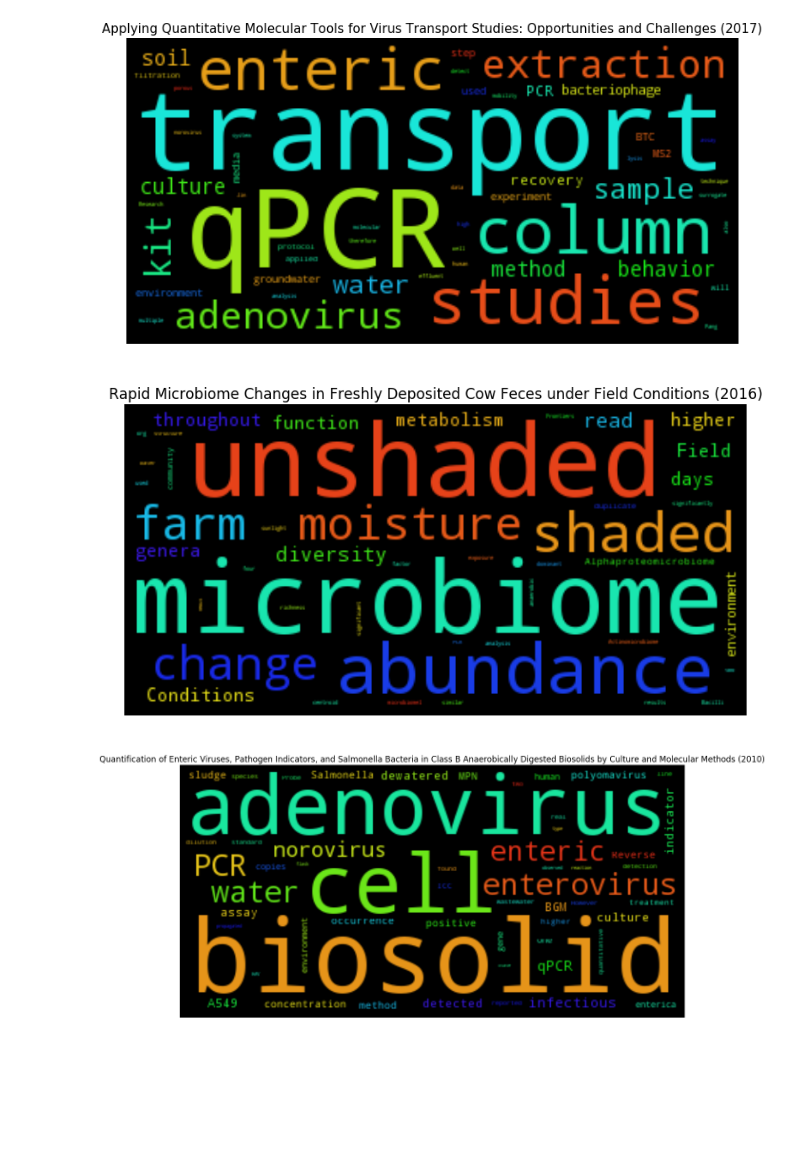
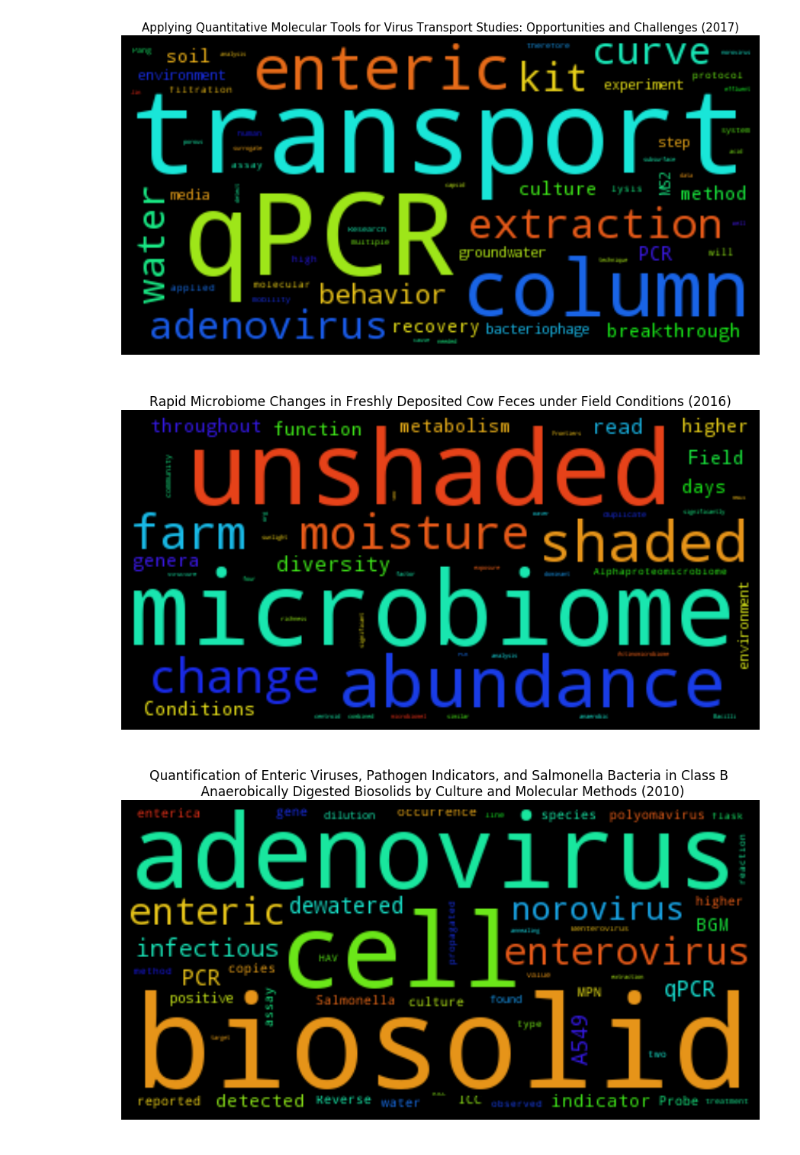
Before and after one commit to kelvinfrog/Python-projects-from-classes, a Jupyter notebook: WordCloud/WordCloud_of_my_research.ipynb, the cells around one changed output. Cells and saved outputs as stored; diff of their text form; code cells hidden in the pictures; blank space fills up the shorter version.

```diff
--- a/WordCloud/WordCloud_of_my_research.ipynb
+++ b/WordCloud/WordCloud_of_my_research.ipynb
@@ -39,15 +101,17 @@ stopwords.add("one")
 # %%
-%matplotlib inline
+# Read the whole text.
+text1 = open(path.join(d, 'Wong_et_al-2017-Groundwater.txt')).read()
+text1 = replaceText(text1)
 
 wc = WordCloud(max_words=1000,  stopwords=stopwords, margin=10,
                random_state=1).generate(text1)
 # store default colored image
 default_colors = wc.to_array()
-plt.figure(figsize=(13, 13))
+plt.figure(figsize=(15, 15))
 plt.imshow(default_colors, interpolation="bilinear")
 plt.title("Applying Quantitative Molecular Tools for Virus Transport Studies: Opportunities and Challenges (2017)",
           fontsize=15)
 plt.axis("off")
-plt.show()
+plt.savefig('2017.png')
 # %% [output]
-[figure, old version]
+[figure, new version]
@@ -93,14 +118,17 @@ stopwords.add("due")
 # %%
+text2 = open(path.join(d, 'Wong_et_al_2016_Rapid_microbiome_changes_in_freshl.txt')).read()
+text2 = replaceText(text2)
+
 %matplotlib inline
 
 wc = WordCloud(max_words=1000,  stopwords=stopwords, margin=10,
                random_state=1).generate(text2)
 # store default colored image
 default_colors = wc.to_array()
-plt.figure(figsize=(13, 13))
+plt.figure(figsize=(15, 15))
 plt.imshow(default_colors, interpolation="bilinear")
 plt.title("Rapid Microbiome Changes in Freshly Deposited Cow Feces under Field Conditions (2016)", fontsize=17)
 plt.axis("off")
-plt.show()
+plt.savefig('2016.png')
 # %% [output]
-[figure, old version]
+[figure, new version]
@@ -109,48 +135,17 @@ text3 = open(path.join(d, 'Wong_et_al_2010_Quantification_of_Enteric_Viruses_.tx
-# %%
-# preprocessing the text a little bit
-text3 = text3.replace("samples", "sample")
-text3 = text3.replace("cowpat", "fecal")
-text3 = text3.replace("feces", "fecal")
-text3 = text3.replace("fecals", "fecal")
-text3 = text3.replace("Wong", "wong")
-text3 = text3.replace("difference", "different")
-text3 = text3.replace("increased", "increase")
-text3 = text3.replace("community structure", "microbiome")
-text3 = text3.replace("bacteria", "microbiome")
-text3 = text3.replace("studies", "study")
-text3 = text3.replace("viruses", "virus")
-text3 = text3.replace("HAdV", "adenovirus")
-text3 = text3.replace("levels", "level")
-text3 = text3.replace("results", "result")
-text3 = text3.replace("NV", "norovirus")
-text3 = text3.replace("EV", "enterovirus")
-text3 = text3.replace("HPyV", "polyomavirus")
-text3 = text3.replace("used", "use")
-text3 = text3.replace("Environ", "environment")
-
-stopwords.add("Appl")
-stopwords.add("result")
-stopwords.add("MAD")
-stopwords.add("Appl")
-stopwords.add("previous")
-stopwords.add("MAD")
-stopwords.add("Appl")
-stopwords.add("Table")
-stopwords.add("class")
-stopwords.add("time")
-stopwords.add("Microbiol")
-stopwords.add("use")
 # %%
+text3 = open(path.join(d, 'Wong_et_al_2010_Quantification_of_Enteric_Viruses_.txt')).read()
+text3 = replaceText(text3)
+
 %matplotlib inline
 
 wc = WordCloud(max_words=1000,  stopwords=stopwords, margin=10,
                random_state=1).generate(text3)
 # store default colored image
 default_colors = wc.to_array()
-plt.figure(figsize=(19, 19))
+plt.figure(figsize=(15, 15))
 plt.imshow(default_colors, interpolation="bilinear")
-plt.title("Quantification of Enteric Viruses, Pathogen Indicators, and Salmonella Bacteria in Class B Anaerobically Digested Biosolids by Culture and Molecular Methods (2010)", fontsize=17)
+plt.title("Quantification of Enteric Viruses, Pathogen Indicators, and Salmonella Bacteria in Class B \n Anaerobically Digested Biosolids by Culture and Molecular Methods (2010)", fontsize=17)
 plt.axis("off")
-plt.show()
+plt.savefig('2010.png')
 # %% [output]
-[figure, old version]
+[figure, new version]
```
Also changed, not shown: parts of 6 cells of this notebook, 2 other files.
